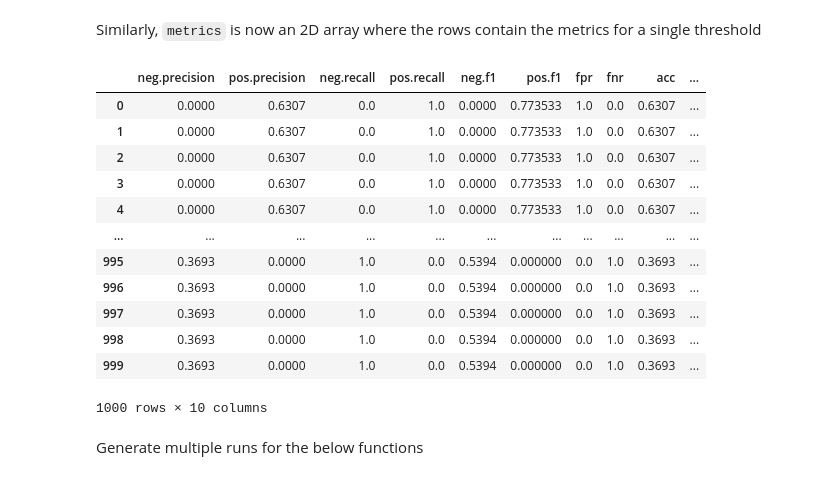
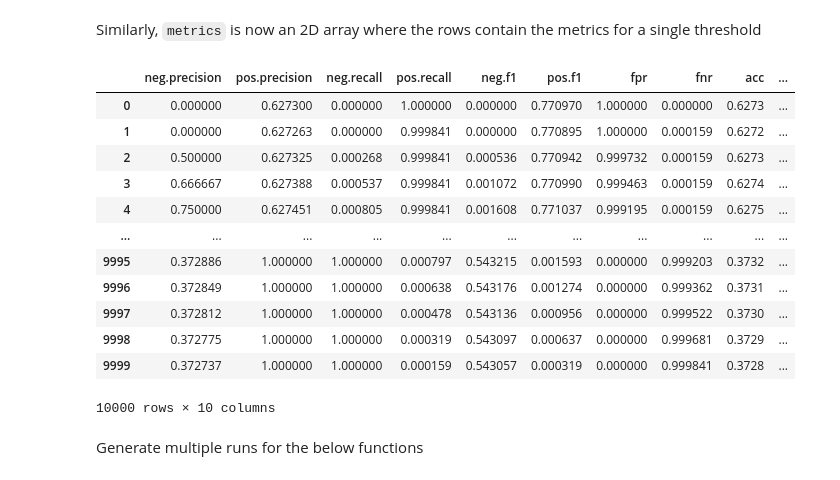
Before and after one commit to RUrlus/ModelMetricUncertainty, a Jupyter notebook: notebooks/metrics_tutorial.ipynb, the cells around one changed output. Cells and saved outputs as stored; diff of their text form; code cells hidden in the pictures.

```diff
--- a/notebooks/metrics_tutorial.ipynb
+++ b/notebooks/metrics_tutorial.ipynb
@@ -15,7 +15,7 @@ We generate predictions and true labels where:
 * `yhat`: estimated labels
 * `y`: true labels
 # %%
-score, yhat, y = mmu.generate_data(n_samples=10000)
+scores, yhat, y = mmu.generate_data(n_samples=10000)
 # %% [markdown]
 ### Confusion matrix only
 
@@ -126,12 +138,13 @@ mmu.metrics_to_dataframe(metrics)
 
 Can be used when you want to compute a precision-recall curve for example
 # %%
-thresholds = np.linspace(1e-5, 1.0, 1000)
+thresholds = mmu.auto_thresholds(scores)
 # %%
 cm, metrics = mmu.binary_metrics_thresholds(
     y=y,
-    score=score,
+    scores=scores,
     thresholds=thresholds,
+    return_df=True
 )
 # %% [markdown]
 The confusion matrix is now an 2D array where the rows contain the confusion matrix for a single threshold
@@ -148,21 +167,21 @@ array([[   0, 3693,    0, 6307],
 # %% [markdown]
 Similarly, `metrics` is now an 2D array where the rows contain the metrics for a single threshold
 # %%
-mmu.metrics_to_dataframe(metrics)
+metrics
 # %% [output]
 |  | neg.precision | pos.precision | neg.recall | pos.recall | neg.f1 | pos.f1 | fpr | fnr | acc | ... |
-| 0 | 0.0000 | 0.6307 | 0.0 | 1.0 | 0.0000 | 0.773533 | 1.0 | 0.0 | 0.6307 | ... |
-| 1 | 0.0000 | 0.6307 | 0.0 | 1.0 | 0.0000 | 0.773533 | 1.0 | 0.0 | 0.6307 | ... |
-| 2 | 0.0000 | 0.6307 | 0.0 | 1.0 | 0.0000 | 0.773533 | 1.0 | 0.0 | 0.6307 | ... |
-| 3 | 0.0000 | 0.6307 | 0.0 | 1.0 | 0.0000 | 0.773533 | 1.0 | 0.0 | 0.6307 | ... |
-| 4 | 0.0000 | 0.6307 | 0.0 | 1.0 | 0.0000 | 0.773533 | 1.0 | 0.0 | 0.6307 | ... |
+| 0 | 0.000000 | 0.627300 | 0.000000 | 1.000000 | 0.000000 | 0.770970 | 1.000000 | 0.000000 | 0.6273 | ... |
+| 1 | 0.000000 | 0.627263 | 0.000000 | 0.999841 | 0.000000 | 0.770895 | 1.000000 | 0.000159 | 0.6272 | ... |
+| 2 | 0.500000 | 0.627325 | 0.000268 | 0.999841 | 0.000536 | 0.770942 | 0.999732 | 0.000159 | 0.6273 | ... |
+| 3 | 0.666667 | 0.627388 | 0.000537 | 0.999841 | 0.001072 | 0.770990 | 0.999463 | 0.000159 | 0.6274 | ... |
+| 4 | 0.750000 | 0.627451 | 0.000805 | 0.999841 | 0.001608 | 0.771037 | 0.999195 | 0.000159 | 0.6275 | ... |
 | ... | ... | ... | ... | ... | ... | ... | ... | ... | ... | ... |
-| 995 | 0.3693 | 0.0000 | 1.0 | 0.0 | 0.5394 | 0.000000 | 0.0 | 1.0 | 0.3693 | ... |
-| 996 | 0.3693 | 0.0000 | 1.0 | 0.0 | 0.5394 | 0.000000 | 0.0 | 1.0 | 0.3693 | ... |
-| 997 | 0.3693 | 0.0000 | 1.0 | 0.0 | 0.5394 | 0.000000 | 0.0 | 1.0 | 0.3693 | ... |
-| 998 | 0.3693 | 0.0000 | 1.0 | 0.0 | 0.5394 | 0.000000 | 0.0 | 1.0 | 0.3693 | ... |
-| 999 | 0.3693 | 0.0000 | 1.0 | 0.0 | 0.5394 | 0.000000 | 0.0 | 1.0 | 0.3693 | ... |
+| 9995 | 0.372886 | 1.000000 | 1.000000 | 0.000797 | 0.543215 | 0.001593 | 0.000000 | 0.999203 | 0.3732 | ... |
+| 9996 | 0.372849 | 1.000000 | 1.000000 | 0.000638 | 0.543176 | 0.001274 | 0.000000 | 0.999362 | 0.3731 | ... |
+| 9997 | 0.372812 | 1.000000 | 1.000000 | 0.000478 | 0.543136 | 0.000956 | 0.000000 | 0.999522 | 0.3730 | ... |
+| 9998 | 0.372775 | 1.000000 | 1.000000 | 0.000319 | 0.543097 | 0.000637 | 0.000000 | 0.999681 | 0.3729 | ... |
+| 9999 | 0.372737 | 1.000000 | 1.000000 | 0.000159 | 0.543057 | 0.000319 | 0.000000 | 0.999841 | 0.3728 | ... |
-1000 rows × 10 columns
+10000 rows × 10 columns
 # %% [markdown]
 Generate multiple runs for the below functions
 # %%
```
Also changed, not shown: parts of 31 cells of this notebook, 1 other file.
